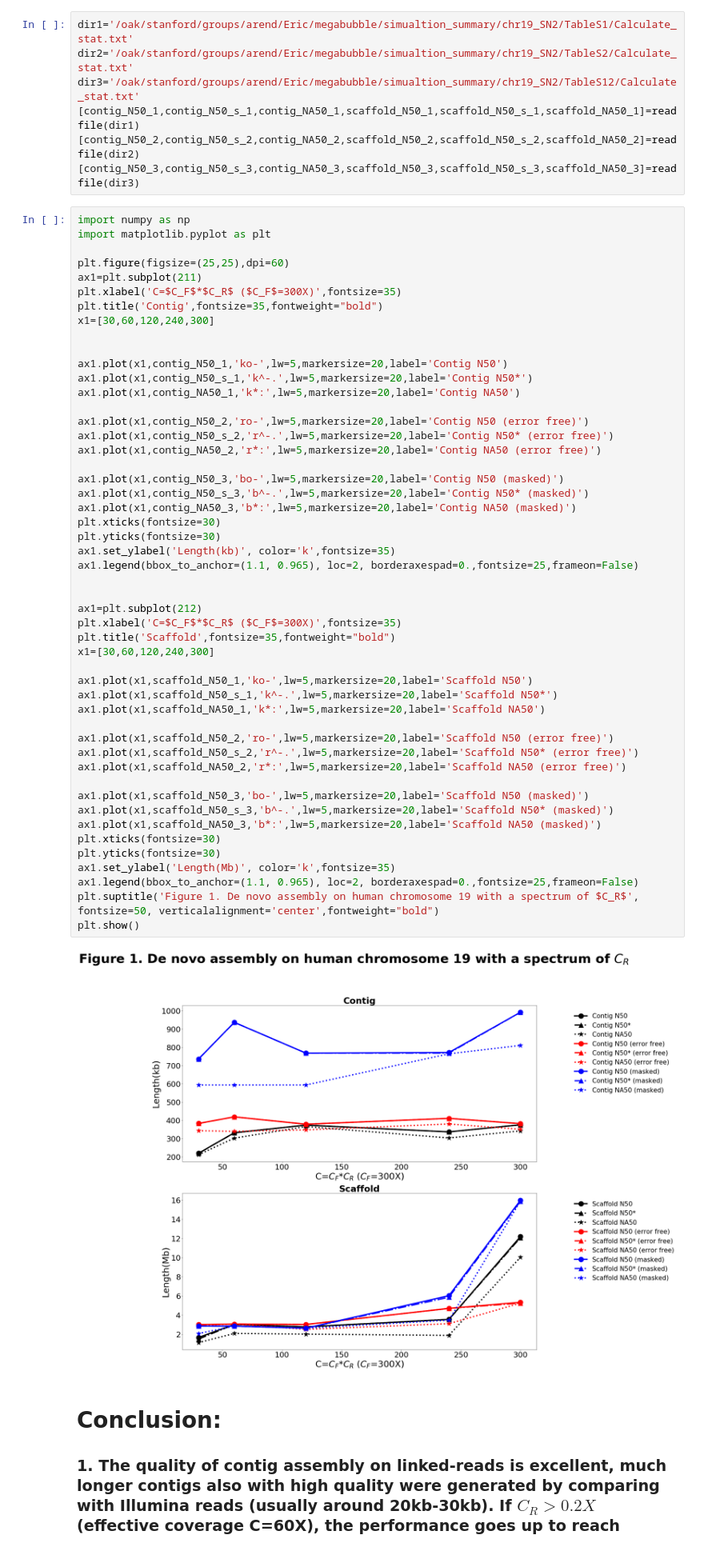
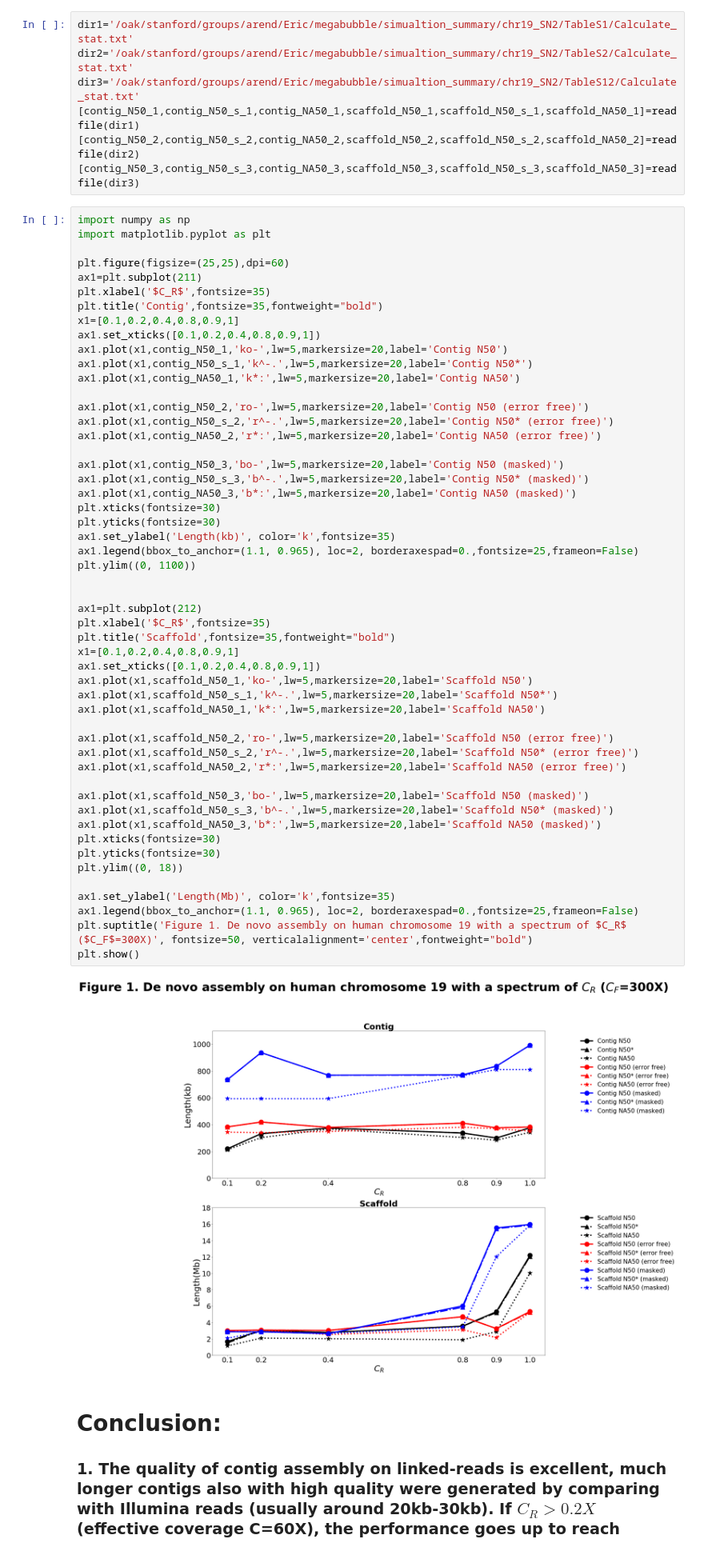
Before and after one commit to zhanglu295/LRTK-SIM, a Jupyter notebook: plot/Supernova2_paper.ipynb, the cells around one changed output. Shown at 80% size. Cells and saved outputs as stored; diff of their text form.

Commit message:
updated plots

```diff
--- a/plot/Supernova2_paper.ipynb
+++ b/plot/Supernova2_paper.ipynb
@@ -47,11 +47,10 @@ import matplotlib.pyplot as plt
 
 plt.figure(figsize=(25,25),dpi=60)
 ax1=plt.subplot(211)
-plt.xlabel('C=$C_F$*$C_R$ ($C_F$=300X)',fontsize=35)
+plt.xlabel('$C_R$',fontsize=35)
 plt.title('Contig',fontsize=35,fontweight="bold")
-x1=[30,60,120,240,300]
-
-
+x1=[0.1,0.2,0.4,0.8,0.9,1]
+ax1.set_xticks([0.1,0.2,0.4,0.8,0.9,1])
 ax1.plot(x1,contig_N50_1,'ko-',lw=5,markersize=20,label='Contig N50')
 ax1.plot(x1,contig_N50_s_1,'k^-.',lw=5,markersize=20,label='Contig N50*')
 ax1.plot(x1,contig_NA50_1,'k*:',lw=5,markersize=20,label='Contig NA50')
@@ -61,38 +60,41 @@ ax1.plot(x1,contig_N50_s_2,'r^-.',lw=5,markersize=20,label='Contig N50* (error f
 ax1.plot(x1,contig_NA50_2,'r*:',lw=5,markersize=20,label='Contig NA50 (error free)')
 
 ax1.plot(x1,contig_N50_3,'bo-',lw=5,markersize=20,label='Contig N50 (masked)')
 ax1.plot(x1,contig_N50_s_3,'b^-.',lw=5,markersize=20,label='Contig N50* (masked)')
 ax1.plot(x1,contig_NA50_3,'b*:',lw=5,markersize=20,label='Contig NA50 (masked)')
 plt.xticks(fontsize=30)
 plt.yticks(fontsize=30)
 ax1.set_ylabel('Length(kb)', color='k',fontsize=35)
 ax1.legend(bbox_to_anchor=(1.1, 0.965), loc=2, borderaxespad=0.,fontsize=25,frameon=False)
+plt.ylim((0, 1100))
 
 
 ax1=plt.subplot(212)
-plt.xlabel('C=$C_F$*$C_R$ ($C_F$=300X)',fontsize=35)
+plt.xlabel('$C_R$',fontsize=35)
 plt.title('Scaffold',fontsize=35,fontweight="bold")
-x1=[30,60,120,240,300]
-
+x1=[0.1,0.2,0.4,0.8,0.9,1]
+ax1.set_xticks([0.1,0.2,0.4,0.8,0.9,1])
 ax1.plot(x1,scaffold_N50_1,'ko-',lw=5,markersize=20,label='Scaffold N50')
 ax1.plot(x1,scaffold_N50_s_1,'k^-.',lw=5,markersize=20,label='Scaffold N50*')
 ax1.plot(x1,scaffold_NA50_1,'k*:',lw=5,markersize=20,label='Scaffold NA50')
 
 ax1.plot(x1,scaffold_N50_2,'ro-',lw=5,markersize=20,label='Scaffold N50 (error free)')
 ax1.plot(x1,scaffold_N50_s_2,'r^-.',lw=5,markersize=20,label='Scaffold N50* (error free)')
 ax1.plot(x1,scaffold_NA50_2,'r*:',lw=5,markersize=20,label='Scaffold NA50 (error free)')
 
 ax1.plot(x1,scaffold_N50_3,'bo-',lw=5,markersize=20,label='Scaffold N50 (masked)')
 ax1.plot(x1,scaffold_N50_s_3,'b^-.',lw=5,markersize=20,label='Scaffold N50* (masked)')
 ax1.plot(x1,scaffold_NA50_3,'b*:',lw=5,markersize=20,label='Scaffold NA50 (masked)')
 plt.xticks(fontsize=30)
 plt.yticks(fontsize=30)
+plt.ylim((0, 18))
+
 ax1.set_ylabel('Length(Mb)', color='k',fontsize=35)
 ax1.legend(bbox_to_anchor=(1.1, 0.965), loc=2, borderaxespad=0.,fontsize=25,frameon=False)
-plt.suptitle('Figure 1. De novo assembly on human chromosome 19 with a spectrum of $C_R$', fontsize=50, verticalalignment='center',fontweight="bold")
+plt.suptitle('Figure 1. De novo assembly on human chromosome 19 with a spectrum of $C_R$ ($C_F$=300X)', fontsize=50, verticalalignment='center',fontweight="bold")
 plt.show()
 # %% [output]
-[figure, old version]
+[figure, new version]
 # %% [markdown]
 # Conclusion:
 ### 1. The quality of contig assembly on linked-reads is excellent, much longer contigs also with high quality were generated by comparing with Illumina reads (usually around 20kb-30kb). If $C_R>0.2X$ (effective coverage C=60X), the performance goes up to reach pleatue.
```
Also changed, not shown: parts of 9 cells of this notebook.
